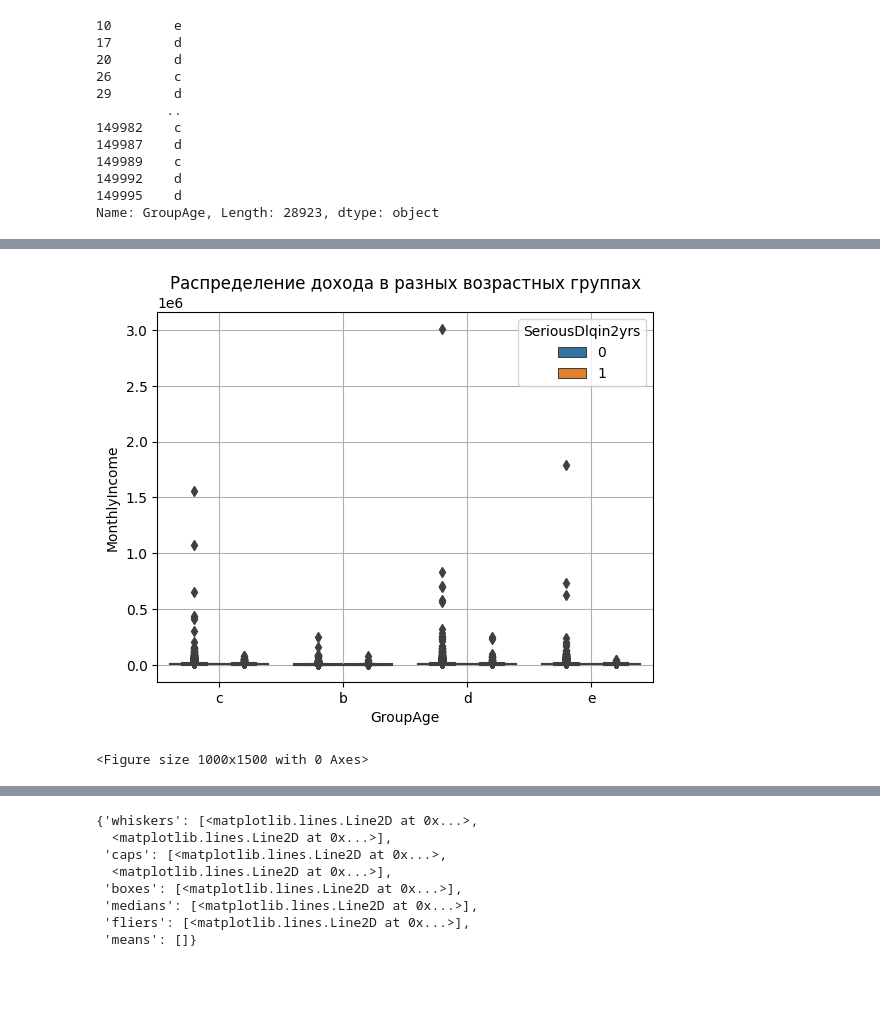
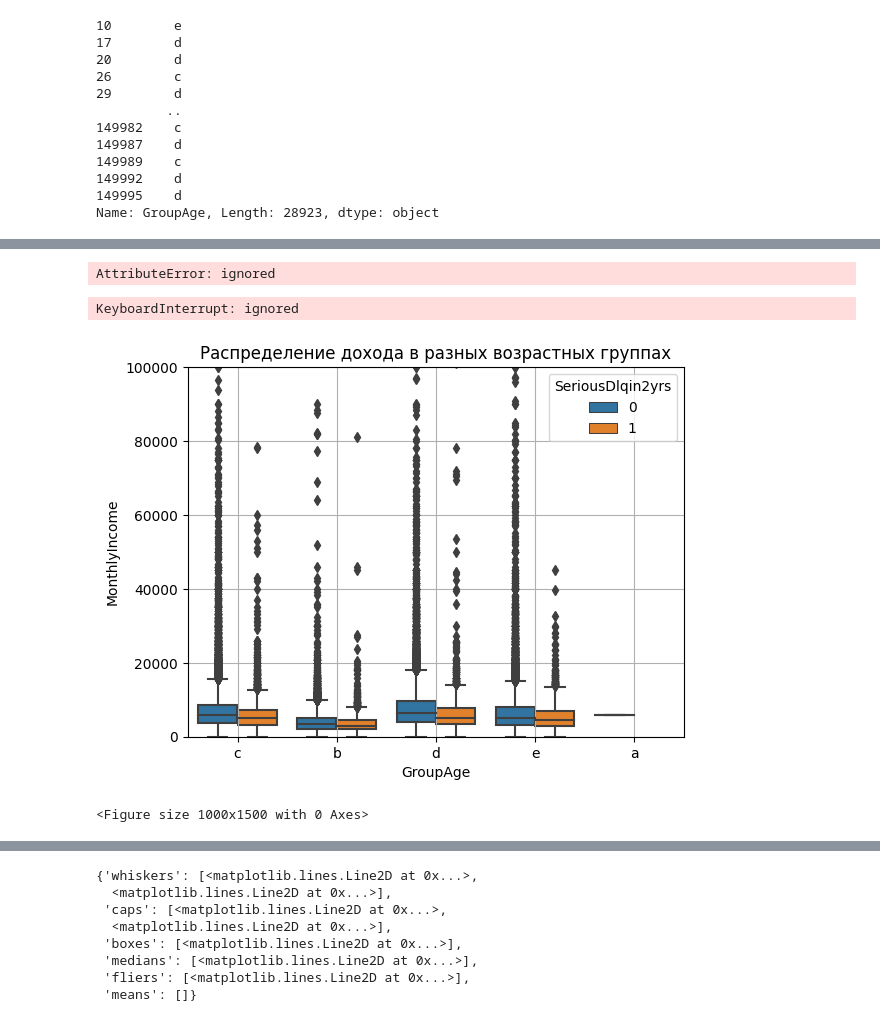
Before and after one commit to MogY23/HSE_project_credit_score_23, a Jupyter notebook: Result_MY/Ver1.ipynb, the cells around one changed output, grey strips where cells are left out. Drawn from its saved outputs; the diff is of its cells as text; code cells hidden in the pictures; blank space fills up the shorter version.

```diff
--- a/Result_MY/Ver1.ipynb
+++ b/Result_MY/Ver1.ipynb
@@ -302,13 +371,35 @@ Name: MonthlyIncome, dtype: float64
+# %%
+data = data.query('SeriousDlqin2yrs==0 and GroupAge=="b"')['MonthlyIncome'].fillna(4095.37)
+data = data.query('SeriousDlqin2yrs==0 and GroupAge=="c"')['MonthlyIncome'].fillna(6999.60)
+data = data.query('SeriousDlqin2yrs==0 and GroupAge=="d"')['MonthlyIncome'].fillna(7813.20)
+data = data.query('SeriousDlqin2yrs==0 and GroupAge=="e"')['MonthlyIncome'].fillna(6420.59)
+# %% [output]
+AttributeError: ignored
+# %%
+def income_fill (row):
+  group=row['GroupAge']
+  SeriousDlqin2yrs=row['SeriousDlqin2yrs']
+  MI=row['MonthlyIncome']
+  if MI!=MI:
+    return data.query('SeriousDlqin2yrs==@SeriousDlqin2yrs and GroupAge==@group')['MonthlyIncome'].median(skipna=True)
+  else:
+     return MI
+# %%
+data['MonthlyIncome']=data.apply(income_fill,axis=1)
+# %% [output]
+KeyboardInterrupt: ignored
+# %%
+data['MonthlyIncome']=data['MonthlyIncome'].fillna(data.query('GroupAge=="e" and SeriousDlqin2yrs==0')['MonthlyIncome'].median())
 # %%
 import seaborn as sns
 # %%
-ax = sns.boxplot(y='MonthlyIncome', x='GroupAge',hue='SeriousDlqin2yrs',data=dl)
+ax = sns.boxplot(y='MonthlyIncome', x='GroupAge',hue='SeriousDlqin2yrs',data=data)
 name=f'Распределение дохода в разных возрастных группах'
 plt.title(name)
 plt.grid(True)
 plt.figure(figsize=(10,15))
-
+ax.set_ylim([0, 100000])
 plt.show()
 # %% [output]
-[figure, old version]
+[figure, new version]
 <Figure size 1000x1500 with 0 Axes>
```
Also changed, not shown: parts of 35 cells of this notebook.
